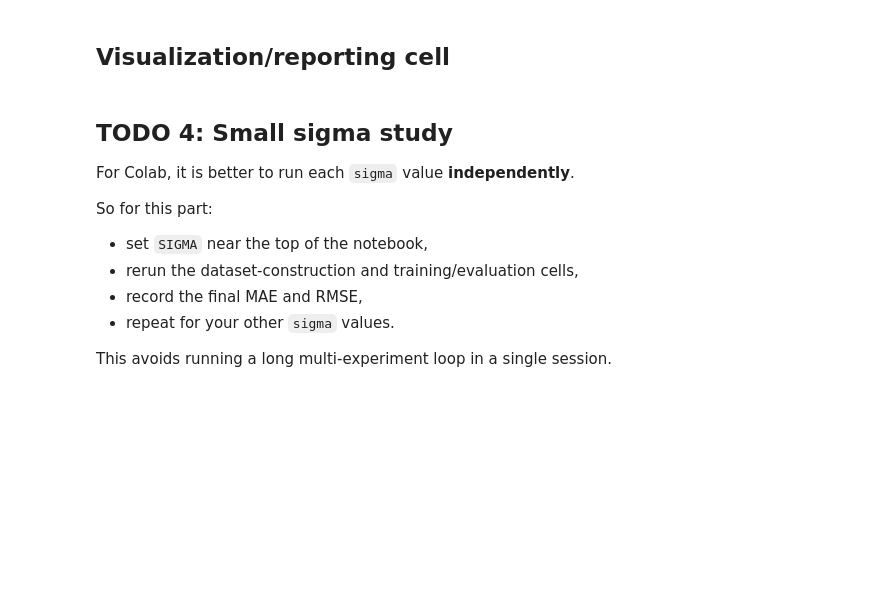
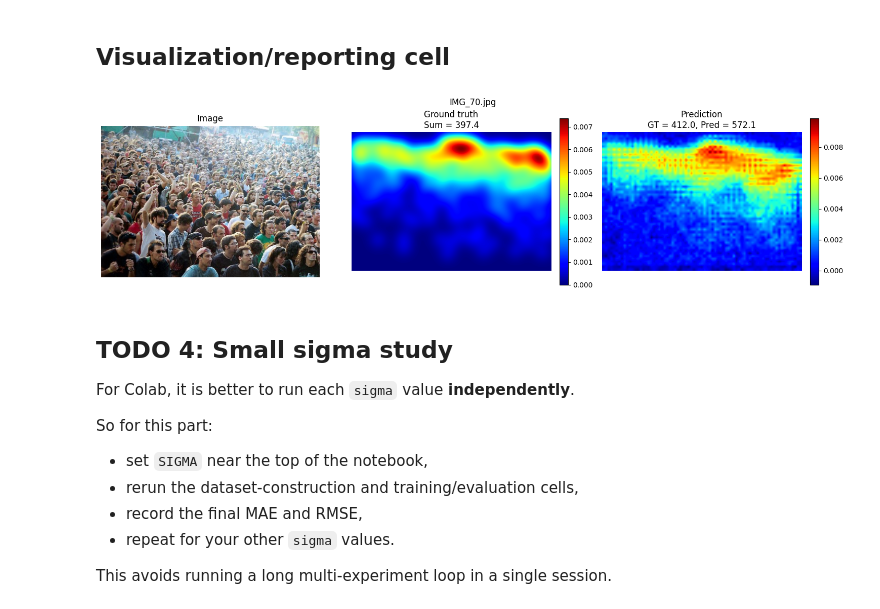
Before and after one commit to bsig1/M508, a Jupyter notebook: project4/Project4_crowd_counting_colab_student.ipynb, the cells around one changed output. Saved outputs shown, nothing was run; the diff lists cells and outputs as text; code cells hidden in the pictures; blank space fills up the shorter version.

```diff
--- a/project4/Project4_crowd_counting_colab_student.ipynb
+++ b/project4/Project4_crowd_counting_colab_student.ipynb
@@ -55,7 +55,7 @@ Device: cpu
 
 Update the dataset path to wherever you placed ShanghaiTech Part A in Colab or Drive.
 # %%
-DATA_ROOT = Path("/home/blake/m508/project4/part_A_final")   # change this
+DATA_ROOT = Path("C:\\Users\\mrsig\\Desktop\\M508\\project4\\part_A_final")   # change this
 
 TRAIN_IMAGES = DATA_ROOT / "train_data" / "images"
 TRAIN_GT     = DATA_ROOT / "train_data" / "ground_truth"
@@ -64,16 +64,16 @@ TEST_GT      = DATA_ROOT / "test_data" / "ground_truth"
 
 IMG_EXT = ".jpg"
 
-BATCH_SIZE = 4
-NUM_EPOCHS = 4
-LR = 1e-4
-WEIGHT_DECAY = 1e-4
+BATCH_SIZE = 2
+NUM_EPOCHS = 5
+LR = 0.000248240415225025
+WEIGHT_DECAY = 0.00017032992018687848
 INPUT_SIZE = 384
 USE_RANDOM_CROPS = True
 FREEZE_FRONTEND = True
 NUM_WORKERS = 0
 
-SIGMA = 15.0
+SIGMA = 5
 # %% [markdown]
 ## Annotation helpers
 
@@ -249,7 +244,8 @@ test_ds = CrowdDataset(
     use_random_crops=False
 )
 
-train_loader = DataLoader(train_ds, batch_size=BATCH_SIZE, shuffle=True,
+train_batch_size = BATCH_SIZE if USE_RANDOM_CROPS else 1
+train_loader = DataLoader(train_ds, batch_size=train_batch_size, shuffle=True,
                           num_workers=NUM_WORKERS, pin_memory=True)
 test_loader = DataLoader(test_ds, batch_size=1, shuffle=False,
                          num_workers=NUM_WORKERS, pin_memory=True)
@@ -378,5 +374,5 @@ def fit_model(model, train_loader, test_loader, epochs=4, device=DEVICE):
 
     return history
 
-# history = fit_model(model, train_loader, test_loader, epochs=NUM_EPOCHS, device=DEVICE)
+fit_model(model, train_loader, test_loader, epochs=NUM_EPOCHS, device=DEVICE)
 # %% [output]
@@ -415,34 +415,36 @@ inv_normalize = transforms.Normalize(
 @torch.no_grad()
 def visualize_prediction(model, dataset, idx, device=DEVICE):
     model.eval()
     image_tensor, density_gt, count_gt, path = dataset[idx]
     pred = model(image_tensor.unsqueeze(0).to(device)).squeeze().cpu().numpy()
 
     image_np = inv_normalize(image_tensor).clamp(0,1).permute(1,2,0).numpy()
     density_gt_np = density_gt.squeeze().numpy()
     count_pred = float(pred.sum())
 
     fig, axes = plt.subplots(1, 3, figsize=(15, 4))
     axes[0].imshow(image_np)
     axes[0].set_title("Image")
     axes[0].axis("off")
 
     im1 = axes[1].imshow(density_gt_np, cmap="jet")
     axes[1].set_title(f"Ground truth\nSum = {density_gt_np.sum():.1f}")
     axes[1].axis("off")
     plt.colorbar(im1, ax=axes[1], fraction=0.046, pad=0.04)
 
     im2 = axes[2].imshow(pred, cmap="jet")
     axes[2].set_title(f"Prediction\nGT = {float(count_gt):.1f}, Pred = {count_pred:.1f}")
     axes[2].axis("off")
     plt.colorbar(im2, ax=axes[2], fraction=0.046, pad=0.04)
 
     plt.suptitle(Path(path).name)
     plt.tight_layout()
     plt.show()
 
 # Example:
-# visualize_prediction(model, test_ds, idx=0)
+visualize_prediction(model, test_ds, idx=150)
+# %% [output]
+[figure, added]
 # %% [markdown]
 ## TODO 4: Small sigma study
 
```
Also changed, not shown: parts of 4 cells of this notebook, 12 other files.
